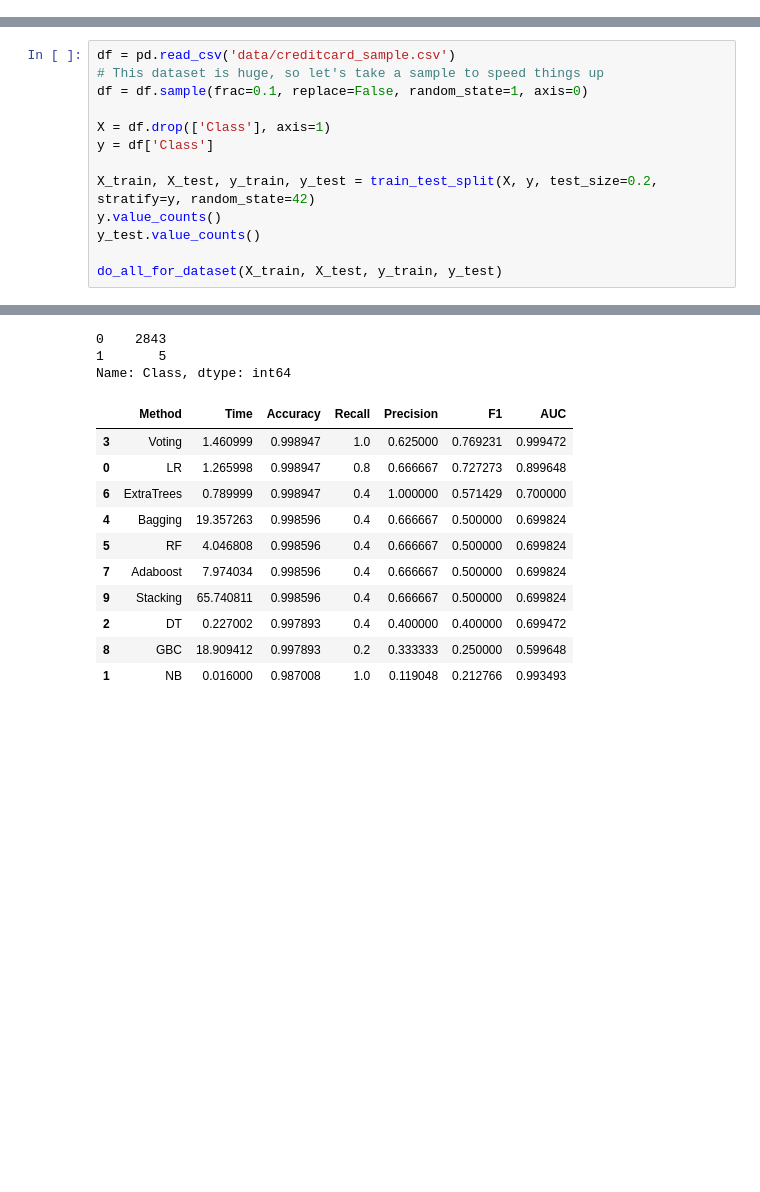
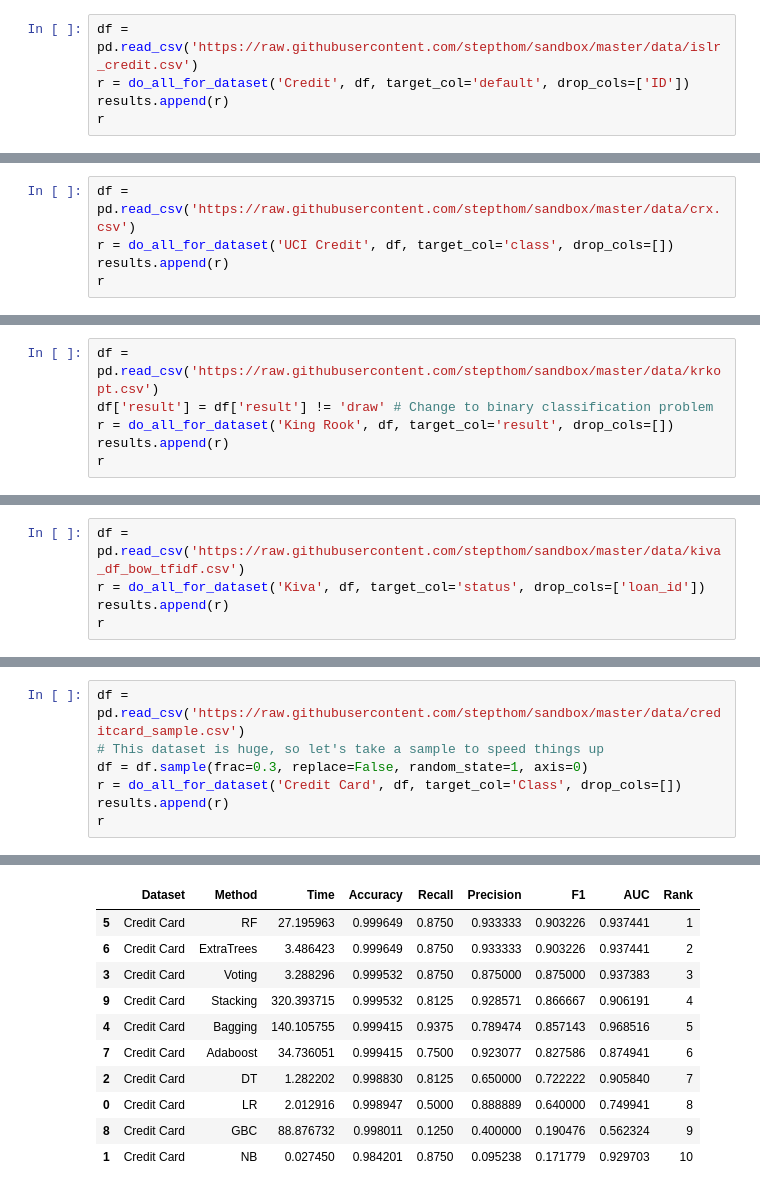
Before and after one commit to stepthom/sandbox, a Jupyter notebook: slides_ensemble_study.ipynb, the cells around one changed output, grey strips where cells are left out. Saved outputs shown, nothing was run; the diff lists cells and outputs as text; blank space fills up the shorter version.

```diff
--- a/slides_ensemble_study.ipynb
+++ b/slides_ensemble_study.ipynb
@@ -123,0 +353,5 @@ def do_all_for_dataset(X_train, X_test, y_train, y_test):
+# %%
+df = pd.read_csv('https://raw.githubusercontent.com/stepthom/sandbox/master/data/islr_credit.csv')
+r = do_all_for_dataset('Credit', df, target_col='default', drop_cols=['ID'])
+results.append(r)
+r
@@ -123,0 +381,5 @@ def do_all_for_dataset(X_train, X_test, y_train, y_test):
+# %%
+df = pd.read_csv('https://raw.githubusercontent.com/stepthom/sandbox/master/data/crx.csv')
+r = do_all_for_dataset('UCI Credit', df, target_col='class', drop_cols=[])
+results.append(r)
+r
@@ -123,0 +410,6 @@ def do_all_for_dataset(X_train, X_test, y_train, y_test):
+# %%
+df = pd.read_csv('https://raw.githubusercontent.com/stepthom/sandbox/master/data/krkopt.csv')
+df['result'] = df['result'] != 'draw' # Change to binary classification problem
+r = do_all_for_dataset('King Rook', df, target_col='result', drop_cols=[])
+results.append(r)
+r
@@ -123,0 +438,5 @@ def do_all_for_dataset(X_train, X_test, y_train, y_test):
+# %%
+df = pd.read_csv('https://raw.githubusercontent.com/stepthom/sandbox/master/data/kiva_df_bow_tfidf.csv')
+r = do_all_for_dataset('Kiva', df, target_col='status', drop_cols=['loan_id'])
+results.append(r)
+r
@@ -124,14 +482,8 @@ def do_all_for_dataset(X_train, X_test, y_train, y_test):
 # %%
-df = pd.read_csv('data/creditcard_sample.csv')
+df = pd.read_csv('https://raw.githubusercontent.com/stepthom/sandbox/master/data/creditcard_sample.csv')
 # This dataset is huge, so let's take a sample to speed things up
-df = df.sample(frac=0.1, replace=False, random_state=1, axis=0)
-
-X = df.drop(['Class'], axis=1)
-y = df['Class']
-
-X_train, X_test, y_train, y_test = train_test_split(X, y, test_size=0.2, stratify=y, random_state=42)
-y.value_counts()
-y_test.value_counts()
-
-do_all_for_dataset(X_train, X_test, y_train, y_test)
+df = df.sample(frac=0.3, replace=False, random_state=1, axis=0)
+r = do_all_for_dataset('Credit Card', df, target_col='Class', drop_cols=[])
+results.append(r)
+r
 # %% [output]
@@ -141,14 +498,11 @@ Name: Class, dtype: int64
-0    2843
-1       5
-Name: Class, dtype: int64
-|  | Method | Time | Accuracy | Recall | Precision | F1 | AUC |
-| 3 | Voting | 1.460999 | 0.998947 | 1.0 | 0.625000 | 0.769231 | 0.999472 |
-| 0 | LR | 1.265998 | 0.998947 | 0.8 | 0.666667 | 0.727273 | 0.899648 |
-| 6 | ExtraTrees | 0.789999 | 0.998947 | 0.4 | 1.000000 | 0.571429 | 0.700000 |
-| 4 | Bagging | 19.357263 | 0.998596 | 0.4 | 0.666667 | 0.500000 | 0.699824 |
-| 5 | RF | 4.046808 | 0.998596 | 0.4 | 0.666667 | 0.500000 | 0.699824 |
-| 7 | Adaboost | 7.974034 | 0.998596 | 0.4 | 0.666667 | 0.500000 | 0.699824 |
-| 9 | Stacking | 65.740811 | 0.998596 | 0.4 | 0.666667 | 0.500000 | 0.699824 |
-| 2 | DT | 0.227002 | 0.997893 | 0.4 | 0.400000 | 0.400000 | 0.699472 |
-| 8 | GBC | 18.909412 | 0.997893 | 0.2 | 0.333333 | 0.250000 | 0.599648 |
-| 1 | NB | 0.016000 | 0.987008 | 1.0 | 0.119048 | 0.212766 | 0.993493 |
+|  | Dataset | Method | Time | Accuracy | Recall | Precision | F1 | AUC | Rank |
+| 5 | Credit Card | RF | 27.195963 | 0.999649 | 0.8750 | 0.933333 | 0.903226 | 0.937441 | 1 |
+| 6 | Credit Card | ExtraTrees | 3.486423 | 0.999649 | 0.8750 | 0.933333 | 0.903226 | 0.937441 | 2 |
+| 3 | Credit Card | Voting | 3.288296 | 0.999532 | 0.8750 | 0.875000 | 0.875000 | 0.937383 | 3 |
+| 9 | Credit Card | Stacking | 320.393715 | 0.999532 | 0.8125 | 0.928571 | 0.866667 | 0.906191 | 4 |
+| 4 | Credit Card | Bagging | 140.105755 | 0.999415 | 0.9375 | 0.789474 | 0.857143 | 0.968516 | 5 |
+| 7 | Credit Card | Adaboost | 34.736051 | 0.999415 | 0.7500 | 0.923077 | 0.827586 | 0.874941 | 6 |
+| 2 | Credit Card | DT | 1.282202 | 0.998830 | 0.8125 | 0.650000 | 0.722222 | 0.905840 | 7 |
+| 0 | Credit Card | LR | 2.012916 | 0.998947 | 0.5000 | 0.888889 | 0.640000 | 0.749941 | 8 |
+| 8 | Credit Card | GBC | 88.876732 | 0.998011 | 0.1250 | 0.400000 | 0.190476 | 0.562324 | 9 |
+| 1 | Credit Card | NB | 0.027450 | 0.984201 | 0.8750 | 0.095238 | 0.171779 | 0.929703 | 10 |
```
Also changed, not shown: parts of 37 cells of this notebook.
